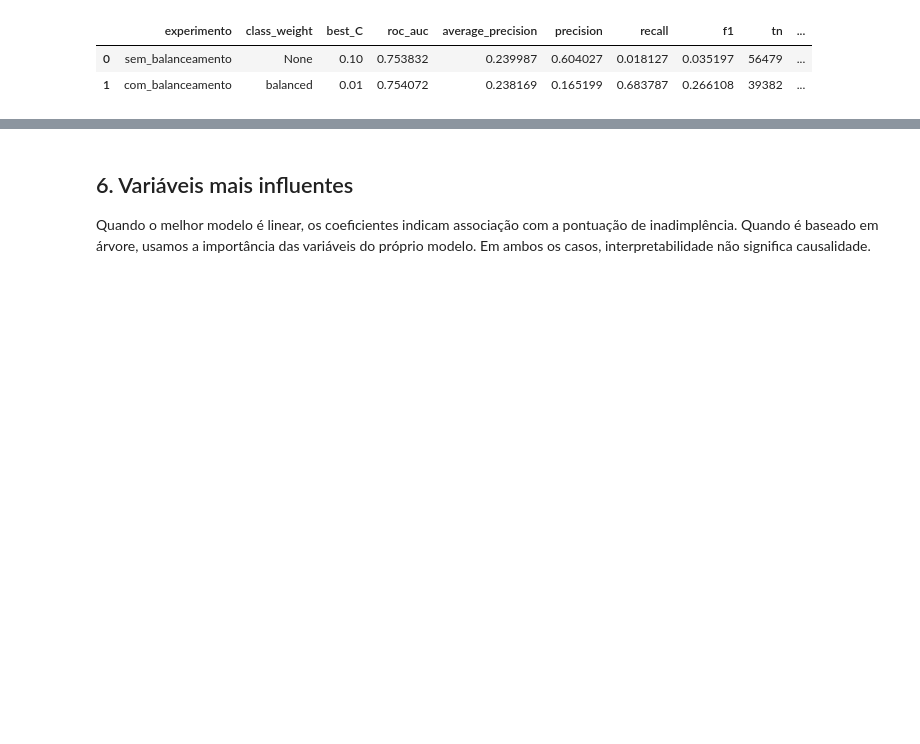
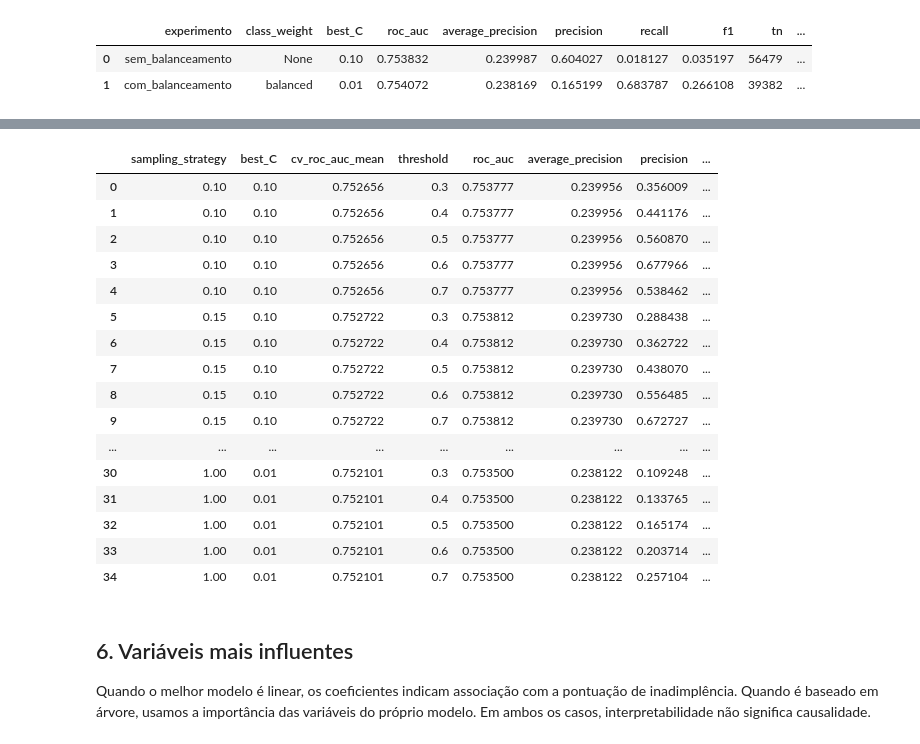
Before and after one commit to YuriKnebel/ProjetoFinalPosFIA-Individual, a Jupyter notebook: data-platform/Model/model_training_abt.ipynb, the cells around one changed output, grey strips where cells are left out. Cells and saved outputs as stored; diff of their text form; code cells hidden in the pictures; blank space fills up the shorter version.

```diff
--- a/data-platform/Model/model_training_abt.ipynb
+++ b/data-platform/Model/model_training_abt.ipynb
@@ -611,3 +727,87 @@ def plot_confusion_by_thresholds(y_test, y_probability, model_name, thresholds):
+# %%
+# ============================================================
+# Treina um modelo por sampling_strategy e avalia thresholds
+# ============================================================
+
+sampling_strategies = [0.10, 0.15, 0.20, 0.30, 0.50, 0.75, 1.0]
+thresholds = [0.30, 0.40, 0.50, 0.60, 0.70]
+
+undersampling_models_by_rate = {}
+undersampling_probabilities_by_rate = {}
+undersampling_results_by_rate = []
+
+for sampling_strategy in sampling_strategies:
+    pipeline = ImbPipeline([
+        ("undersampler", RandomUnderSampler(
+            sampling_strategy=sampling_strategy,
+            random_state=42,
+        )),
+        ("preprocessor", preprocessor),
+        ("classifier", LogisticRegression(
+            solver="newton-cholesky",
+            max_iter=100,
+            random_state=42,
+            class_weight=None,
+        )),
+    ])
+
+    grid = GridSearchCV(
+        estimator=pipeline,
+        param_grid={"classifier__C": [0.01, 0.1, 1.0, 10.0, 100.0]},
+        scoring="roc_auc",
+        cv=cv,
+        n_jobs=-1,
+        refit=True,
+        return_train_score=True,
+    )
+
+    grid.fit(X_train, y_train)
+
+    y_probability_rate = grid.best_estimator_.predict_proba(X_test)[:, 1]
+
+    undersampling_models_by_rate[sampling_strategy] = grid.best_estimator_
+    undersampling_probabilities_by_rate[sampling_strategy] = y_probability_rate
+
+    for threshold in thresholds:
+        y_pred_rate = (y_probability_rate >= threshold).astype(int)
+        tn, fp, fn, tp = confusion_matrix(y_test, y_pred_rate).ravel()
+
+        undersampling_results_by_rate.append({
+            "sampling_strategy": sampling_strategy,
+            "best_C": grid.best_params_["classifier__C"],
+            "cv_roc_auc_mean": grid.best_score_,
+            "threshold": threshold,
+            "roc_auc": roc_auc_score(y_test, y_probability_rate),
+            "average_precision": average_precision_score(y_test, y_probability_rate),
+            "precision": precision_score(y_test, y_pred_rate, zero_division=0),
+            "recall": recall_score(y_test, y_pred_rate),
+            "f1": f1_score(y_test, y_pred_rate),
+            "tn": tn,
+            "fp": fp,
+            "fn": fn,
+            "tp": tp,
+        })
+
+df_undersampling_by_rate = pd.DataFrame(undersampling_results_by_rate)
+df_undersampling_by_rate.sort_values(["sampling_strategy", "threshold"])
+# %% [output]
+|  | sampling_strategy | best_C | cv_roc_auc_mean | threshold | roc_auc | average_precision | precision | ... |
+| 0 | 0.10 | 0.10 | 0.752656 | 0.3 | 0.753777 | 0.239956 | 0.356009 | ... |
+| 1 | 0.10 | 0.10 | 0.752656 | 0.4 | 0.753777 | 0.239956 | 0.441176 | ... |
+| 2 | 0.10 | 0.10 | 0.752656 | 0.5 | 0.753777 | 0.239956 | 0.560870 | ... |
+| 3 | 0.10 | 0.10 | 0.752656 | 0.6 | 0.753777 | 0.239956 | 0.677966 | ... |
+| 4 | 0.10 | 0.10 | 0.752656 | 0.7 | 0.753777 | 0.239956 | 0.538462 | ... |
+| 5 | 0.15 | 0.10 | 0.752722 | 0.3 | 0.753812 | 0.239730 | 0.288438 | ... |
+| 6 | 0.15 | 0.10 | 0.752722 | 0.4 | 0.753812 | 0.239730 | 0.362722 | ... |
+| 7 | 0.15 | 0.10 | 0.752722 | 0.5 | 0.753812 | 0.239730 | 0.438070 | ... |
+| 8 | 0.15 | 0.10 | 0.752722 | 0.6 | 0.753812 | 0.239730 | 0.556485 | ... |
+| 9 | 0.15 | 0.10 | 0.752722 | 0.7 | 0.753812 | 0.239730 | 0.672727 | ... |
+| ... | ... | ... | ... | ... | ... | ... | ... | ... |
+| 30 | 1.00 | 0.01 | 0.752101 | 0.3 | 0.753500 | 0.238122 | 0.109248 | ... |
+| 31 | 1.00 | 0.01 | 0.752101 | 0.4 | 0.753500 | 0.238122 | 0.133765 | ... |
+| 32 | 1.00 | 0.01 | 0.752101 | 0.5 | 0.753500 | 0.238122 | 0.165174 | ... |
+| 33 | 1.00 | 0.01 | 0.752101 | 0.6 | 0.753500 | 0.238122 | 0.203714 | ... |
+| 34 | 1.00 | 0.01 | 0.752101 | 0.7 | 0.753500 | 0.238122 | 0.257104 | ... |
 # %% [markdown]
 ## 6. Variáveis mais influentes
 
```
Also changed, not shown: parts of 10 cells of this notebook, 1 other file.
